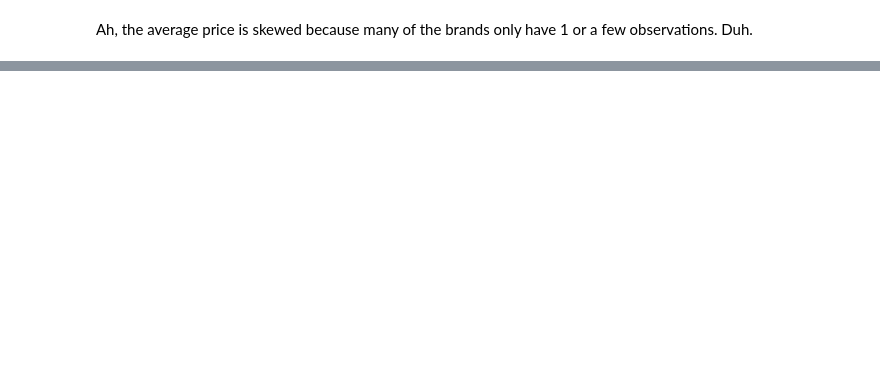
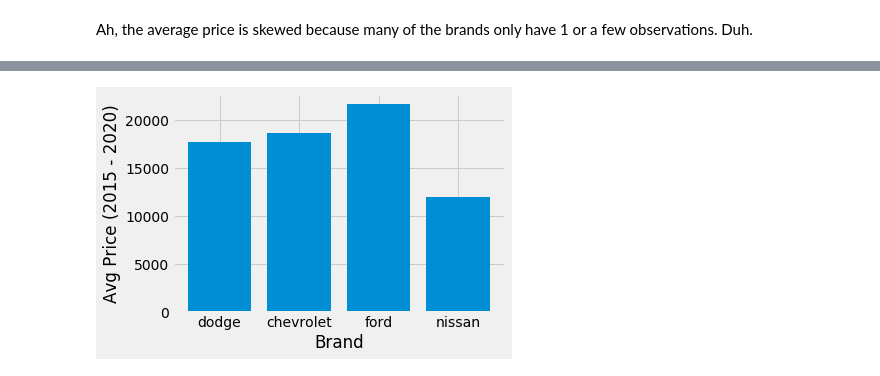
Before and after one commit to michaelbeebe123/us_cars, a Jupyter notebook: cars.ipynb, the cells around one changed output, grey strips where cells are left out. Cells and saved outputs as stored; diff of their text form; code cells hidden in the pictures; blank space fills up the shorter version.

```diff
--- a/cars.ipynb
+++ b/cars.ipynb
@@ -520,0 +213,13 @@ AttributeError: 'tuple' object has no attribute 'get'
+# %%
+# -------------------------------------------------
+# CREATING A NEW DF, df5, THAT ONLY HAS THE 4 MOST
+# PROMINENT BRANDS. EACH FAR MORE PROMINENT THAN
+# THE 5TH MOST
+# -------------------------------------------------
+df5 = df4[
+    (df4['brand'] == 'ford') |
+    (df4['brand'] == 'dodge') |
+    (df4['brand'] == 'nissan') |
+    (df4['brand'] == 'chevrolet')
+]
+df5.head()
@@ -520,0 +232,11 @@ AttributeError: 'tuple' object has no attribute 'get'
+# %%
+# -------------------------------------------------------
+# PLOTTING THE AVG PRICE OF THE 4 MOST PROMINENT BRANDS
+# ------------------------------------------------------
+plt.bar(df5['brand'], df5['average_price'])
+plt.xlabel('Brand')
+plt.ylabel('Avg Price (2015 - 2020)')
+plt.tight_layout()
+plt.show()
+# %% [output]
+[figure, added]
```
Also changed, not shown: parts of 28 cells of this notebook.
